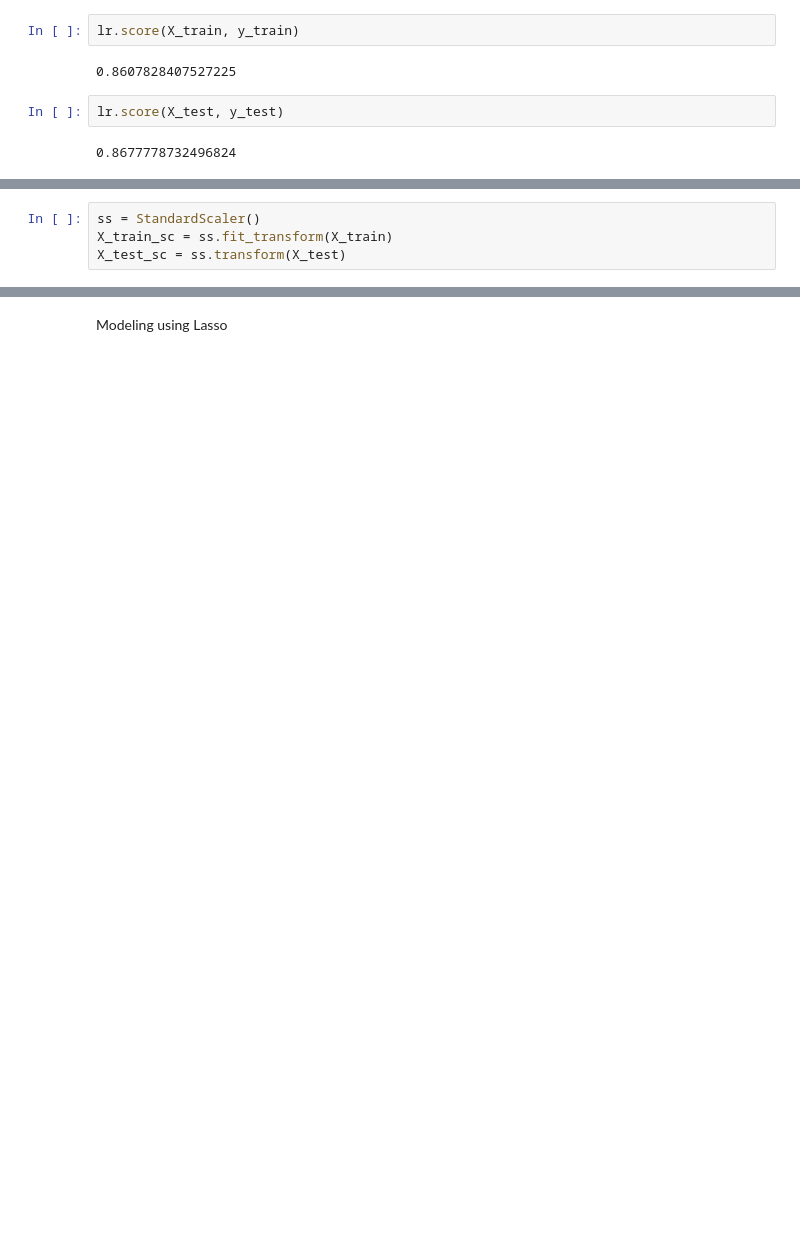
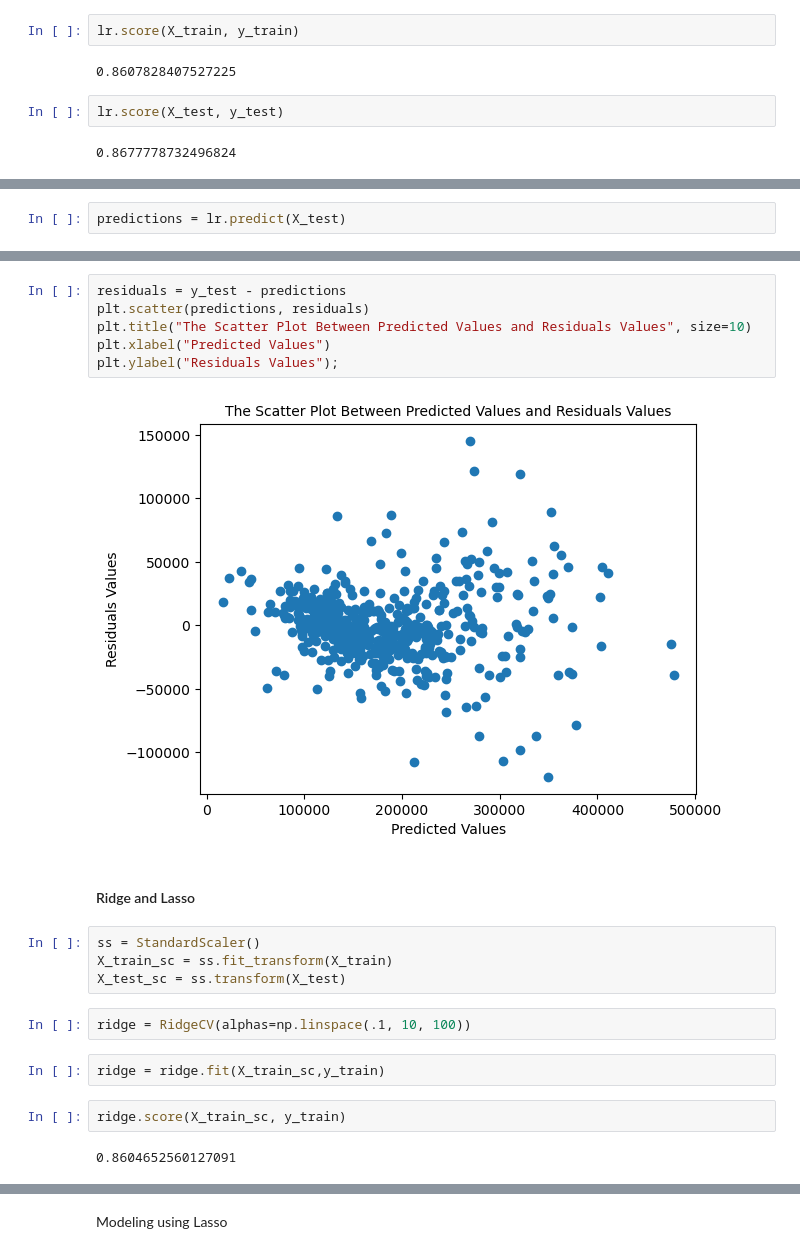
Before and after one commit to tkhong95/ames_housing_prediction, a Jupyter notebook: code/02_modeling.ipynb, the cells around one changed output, grey strips where cells are left out. Drawn from its saved outputs; the diff is of its cells as text; blank space fills up the shorter version.

```diff
--- a/code/02_modeling.ipynb
+++ b/code/02_modeling.ipynb
@@ -51,0 +53,2 @@ The score(r2) of the test data is higher than the score(r2) of the train data. T
+# %%
+predictions = lr.predict(X_test)
@@ -52,4 +112,22 @@ The score(r2) of the test data is higher than the score(r2) of the train data. T
+# %%
+residuals = y_test - predictions
+plt.scatter(predictions, residuals)
+plt.title("The Scatter Plot Between Predicted Values and Residuals Values", size=10)
+plt.xlabel("Predicted Values")
+plt.ylabel("Residuals Values");
+# %% [output]
+[figure, added]
+# %% [markdown]
+#### Ridge and Lasso
 # %%
 ss = StandardScaler()
 X_train_sc = ss.fit_transform(X_train)
 X_test_sc = ss.transform(X_test)
+# %%
+ridge = RidgeCV(alphas=np.linspace(.1, 10, 100))
+# %%
+ridge = ridge.fit(X_train_sc,y_train)
+# %%
+ridge.score(X_train_sc, y_train)
+# %% [output]
+0.8604652560127091
```
Also changed, not shown: parts of 61 cells of this notebook.
